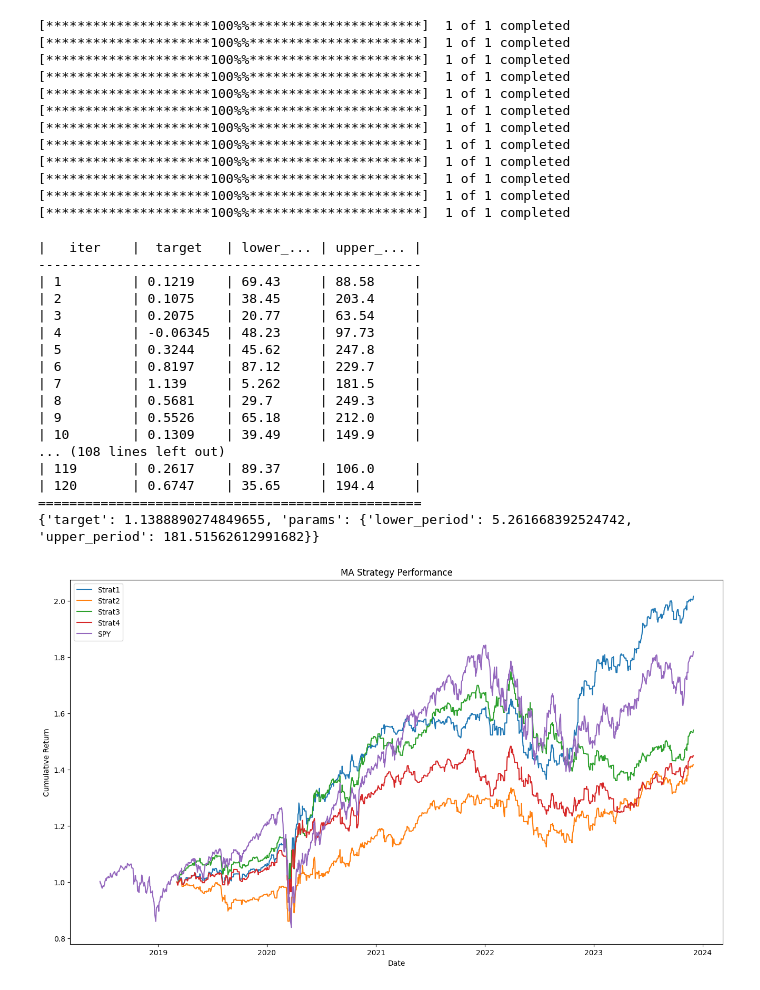
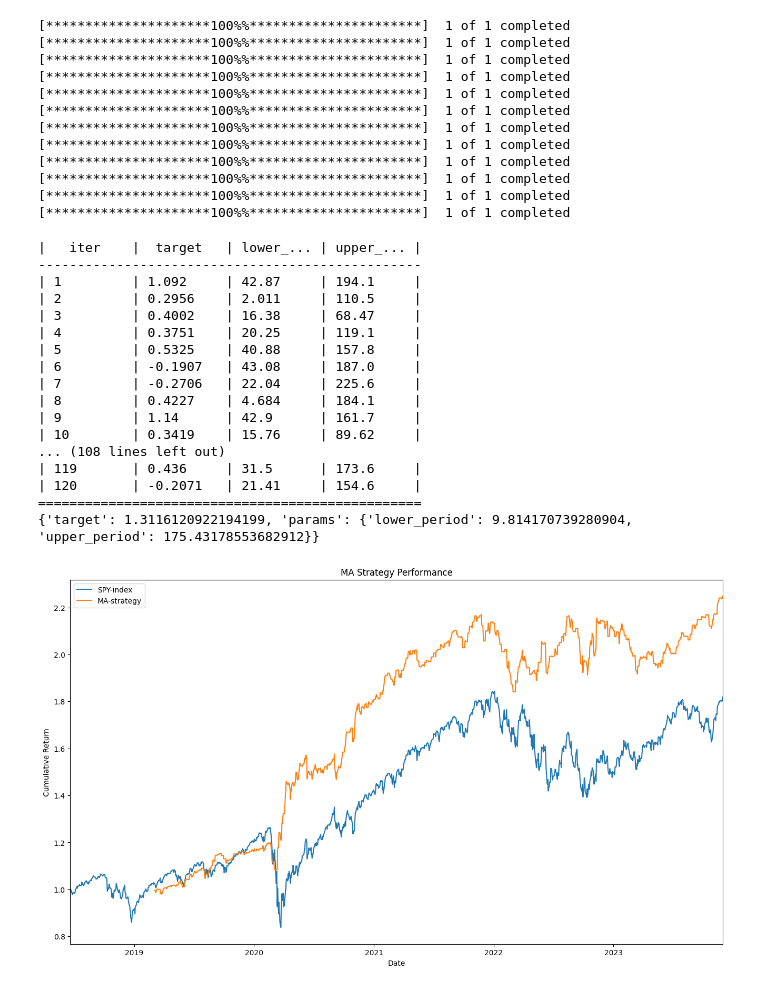
Before and after one commit to jbmitchell02/fin-eng-proj, a Jupyter notebook: mom_strat.ipynb, the cells around one changed output. Drawn from its saved outputs; the diff is of its cells as text; code cells hidden in the pictures.

```diff
--- a/mom_strat.ipynb
+++ b/mom_strat.ipynb
@@ -32,7 +32,6 @@ for ticker in assets:
 returns = pd.DataFrame()
 for ticker in assets:
     returns[ticker] = data[ticker]['Adj Close'].pct_change().iloc[1:]
-returns.index = data['SPY'].iloc[1:].index
 # %% [output]
 [*********************100%%**********************]  1 of 1 completed
 [*********************100%%**********************]  1 of 1 completed
@@ -58,8 +57,8 @@ def MA_strategy(asset_returns, lower_period, upper_period):
     num_periods = len(asset_returns)
     weights = []
     for i in range(upper_period, num_periods):
-        lower_ma = (asset_returns.iloc[i-lower_period:i]+1).cumprod().iloc[0]
-        upper_ma = (asset_returns.iloc[i-upper_period:i]+1).cumprod().iloc[0]
+        lower_ma = (asset_returns.iloc[i-lower_period:i-1]+1).cumprod().iloc[0]
+        upper_ma = (asset_returns.iloc[i-upper_period:i-1]+1).cumprod().iloc[0]
         diff = lower_ma - upper_ma
         if diff > 0:
             weights.append(1)
@@ -83,48 +82,45 @@ def MA_objective(lower_period, upper_period):
     return sharpe
 
 pbounds = {
-    'lower_period': (1, 100),
+    'lower_period': (2, 100),
     'upper_period': (50, 250)
 }
 
-optimizer = BayesianOptimization(MA_objective, pbounds)
+optimizer = BayesianOptimization(MA_objective, pbounds, random_state=1)
 optimizer.maximize(init_points=20, n_iter=100)
 print(optimizer.max)
 # %% [output]
 |   iter    |  target   | lower_... | upper_... |
 -------------------------------------------------
-| 1         | 0.1219    | 69.43     | 88.58     |
-| 2         | 0.1075    | 38.45     | 203.4     |
-| 3         | 0.2075    | 20.77     | 63.54     |
-| 4         | -0.06345  | 48.23     | 97.73     |
-| 5         | 0.3244    | 45.62     | 247.8     |
-| 6         | 0.8197    | 87.12     | 229.7     |
-| 7         | 1.139     | 5.262     | 181.5     |
-| 8         | 0.5681    | 29.7      | 249.3     |
-| 9         | 0.5526    | 65.18     | 212.0     |
-| 10        | 0.1309    | 39.49     | 149.9     |
+| 1         | 1.092     | 42.87     | 194.1     |
+| 2         | 0.2956    | 2.011     | 110.5     |
+| 3         | 0.4002    | 16.38     | 68.47     |
+| 4         | 0.3751    | 20.25     | 119.1     |
+| 5         | 0.5325    | 40.88     | 157.8     |
+| 6         | -0.1907   | 43.08     | 187.0     |
+| 7         | -0.2706   | 22.04     | 225.6     |
+| 8         | 0.4227    | 4.684     | 184.1     |
+| 9         | 1.14      | 42.9      | 161.7     |
+| 10        | 0.3419    | 15.76     | 89.62     |
 ... (108 lines left out)
-| 119       | 0.2617    | 89.37     | 106.0     |
-| 120       | 0.6747    | 35.65     | 194.4     |
+| 119       | 0.436     | 31.5      | 173.6     |
+| 120       | -0.2071   | 21.41     | 154.6     |
 =================================================
-{'target': 1.1388890274849655, 'params': {'lower_period': 5.261668392524742, 'upper_period': 181.51562612991682}}
+{'target': 1.3116120922194199, 'params': {'lower_period': 9.814170739280904, 'upper_period': 175.43178553682912}}
 # %%
-strat1 = MA_strategy(returns['SPY'], 5, 181)[0]
-strat2 = MA_strategy(returns['SPY'], 5, 180)[0]
-strat3 = MA_strategy(returns['SPY'], 5, 179)[0]
-strat4 = MA_strategy(returns['SPY'], 5, 175)[0]
+lower_period = int(optimizer.max['params']['lower_period'])
+upper_period = int(optimizer.max['params']['upper_period'])
+optimal_strat = MA_strategy(returns['SPY'], lower_period, upper_period)[0]
 
-# Plot strategy's performances
+# Plot strategy performance
 fig, ax = plt.subplots(figsize=(16, 9))
-ax.plot((strat1['Return']+1).cumprod(), label='Strat1')
-ax.plot((strat2['Return']+1).cumprod(), label='Strat2')
-ax.plot((strat3['Return']+1).cumprod(), label='Strat3')
-ax.plot((strat4['Return']+1).cumprod(), label='Strat4')
-ax.plot((returns['SPY']+1).cumprod(), label='SPY')
+ax.plot((returns['SPY']+1).cumprod(), label='SPY-index')
+ax.plot((optimal_strat['Return']+1).cumprod(), label='MA-strategy')
 ax.legend()
 ax.set_title('MA Strategy Performance')
 ax.set_xlabel('Date')
 ax.set_ylabel('Cumulative Return')
+ax.margins(x=0)
 plt.show()
 # %% [output]
-[figure, old version]
+[figure, new version]
```
Also changed, not shown: parts of 2 cells of this notebook, 2 other files.
